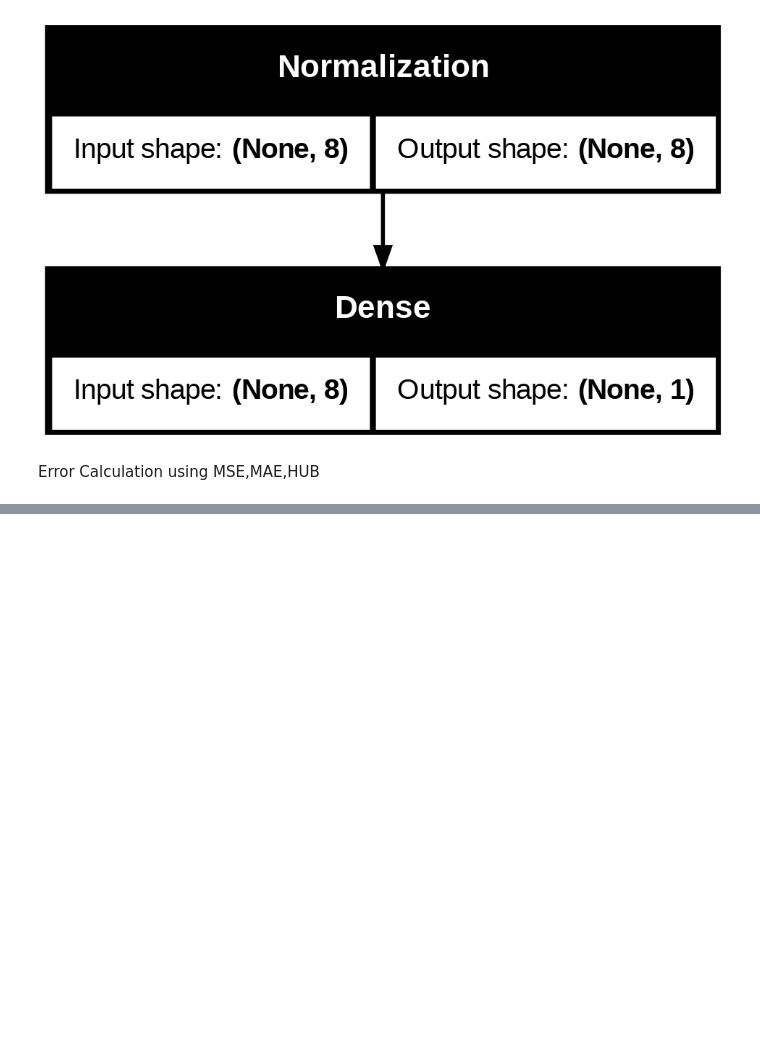
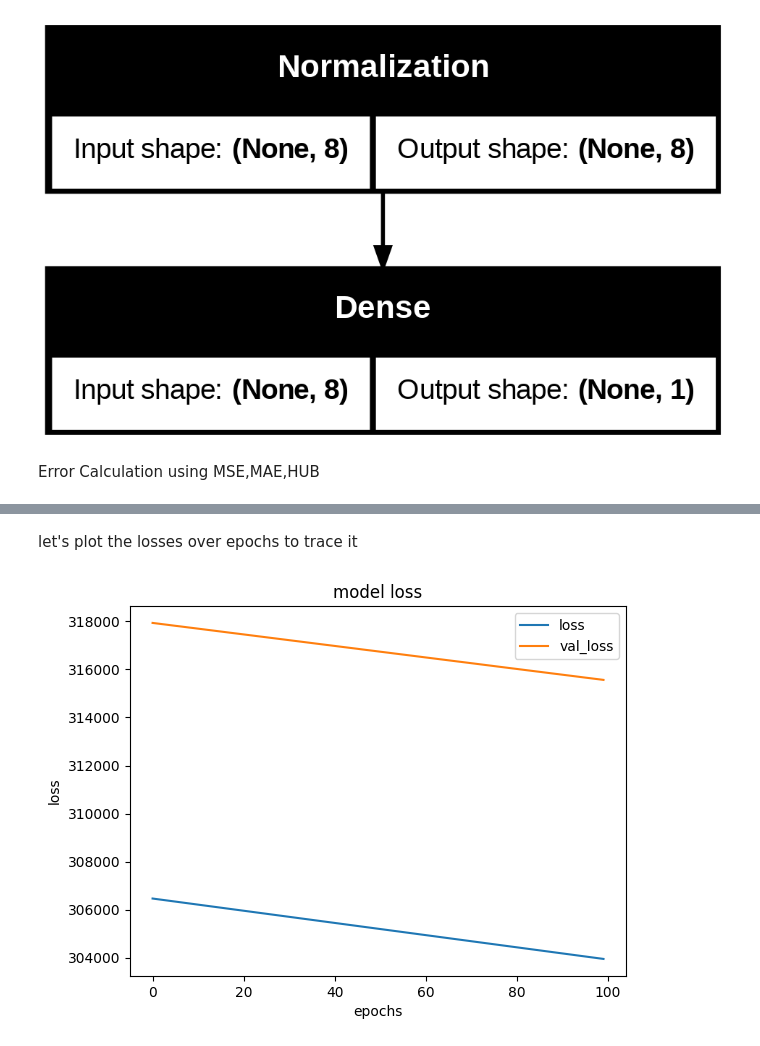
Before and after one commit to ZEY0D/AutoPriceAI, a Jupyter notebook: CarPricePrediction.ipynb, the cells around one changed output, grey strips where cells are left out. Drawn from its saved outputs; the diff is of its cells as text; code cells hidden in the pictures; blank space fills up the shorter version.

Commit message:
model trained

```diff
--- a/CarPricePrediction.ipynb
+++ b/CarPricePrediction.ipynb
@@ -97,0 +121,5 @@ print(y.shape)  # (1000,1) instead of (1000,)
+# %%
+x_val = x[int(Dataset_size * Train_ratio) : int(Dataset_size * (Train_ratio + Val_ratio) )]
+y_val = y[int(Dataset_size * Train_ratio) : int(Dataset_size * (Train_ratio + Val_ratio) )]
+print(x_val.shape)
+print(y_val.shape)
@@ -169,5 +192,3 @@ tf.keras.utils.plot_model(model, to_file= "model.png", show_shapes = True)
 [figure]
 # %% [markdown]
 Error Calculation using MSE,MAE,HUB
-# %%
-model.compile(loss = MeanAbsoluteError)
@@ -173,0 +201,4 @@ model.compile(loss = MeanAbsoluteError)
+# %%
+model.compile(optimizer = Adam(learning_rate = 1.0),     # most commonly optimizer used
+              loss = MeanAbsoluteError(),     # how the loss will be calc during training
+              metrics = [RootMeanSquaredError()]) # RMSE to measure the model performance to compare between model and each other
@@ -173,0 +207,2 @@ model.compile(loss = MeanAbsoluteError)
+# %%
+history = model.fit(x_train,y_train , validation_data=(x_val , y_val) ,epochs = 100, verbose = 1)
@@ -173,0 +249,12 @@ model.compile(loss = MeanAbsoluteError)
+# %% [markdown]
+let's plot the losses over epochs to trace it
+# %%
+plt.plot(history.history['loss'])
+plt.plot(history.history['val_loss'])
+plt.title('model loss')
+plt.xlabel('epochs')
+plt.ylabel('loss')
+plt.legend(['loss' , 'val_loss'])
+plt.show()
+# %% [output]
+[figure, added]
```
Also changed, not shown: parts of 36 cells of this notebook.
